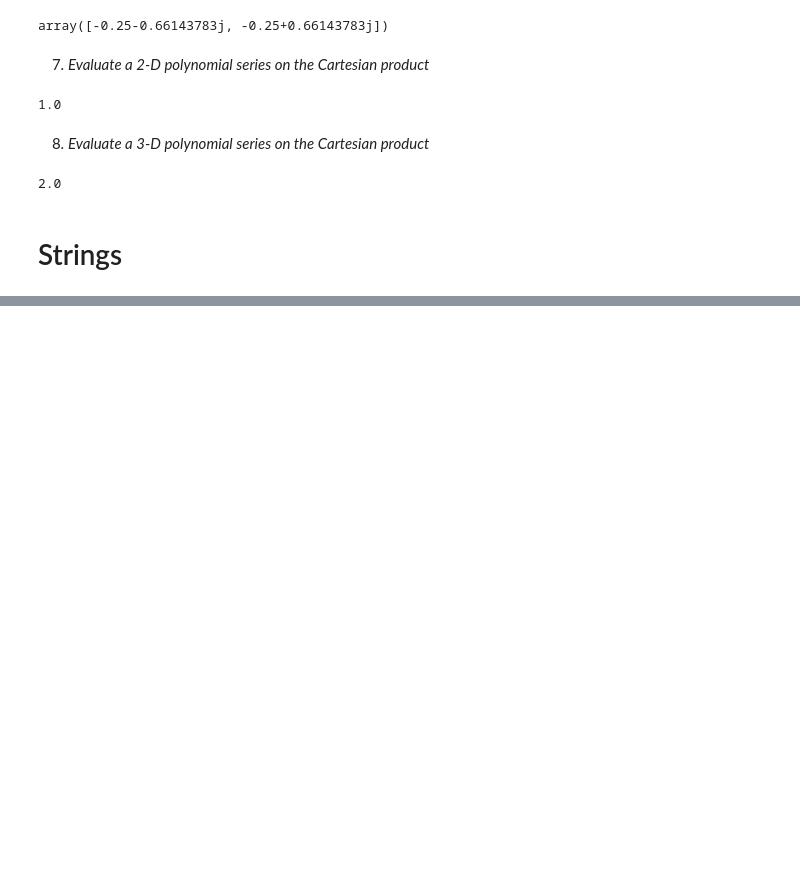
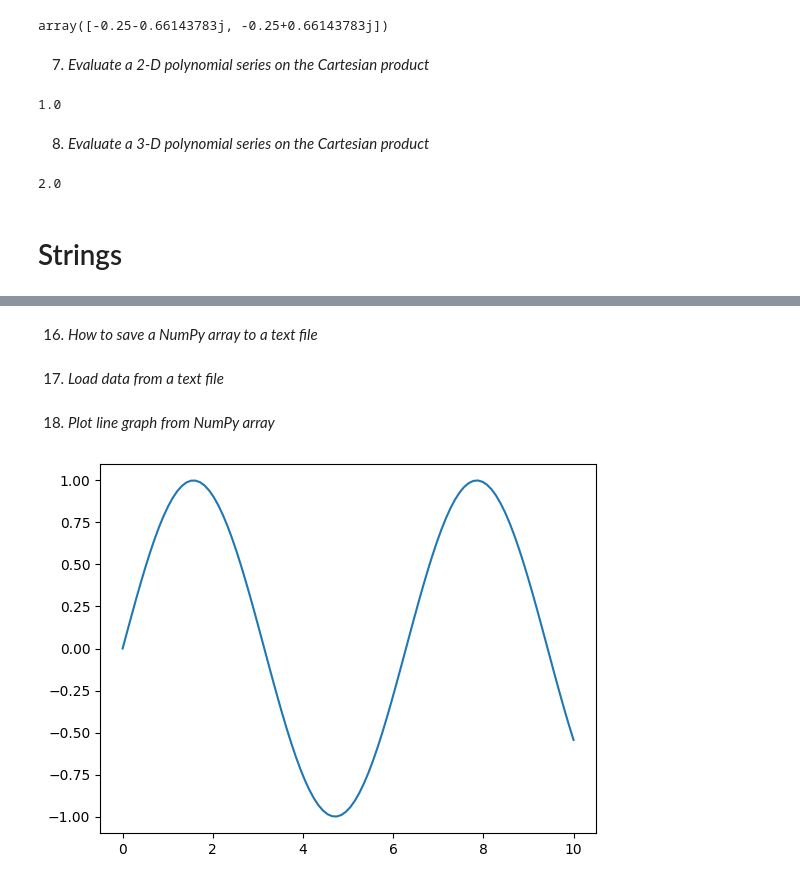
Before and after one commit to yrribeiro/undergraduation-usage, a Jupyter notebook: deep-learning/numpy101.ipynb, the cells around one changed output, grey strips where cells are left out. Cells and saved outputs as stored; diff of their text form; code cells hidden in the pictures; blank space fills up the shorter version.

```diff
--- a/deep-learning/numpy101.ipynb
+++ b/deep-learning/numpy101.ipynb
@@ -776,0 +929,2 @@ P.polygrid3d(2,3,1,2)
+# %% [markdown]
+16. _How to save a NumPy array to a text file_
@@ -776,0 +936,2 @@ P.polygrid3d(2,3,1,2)
+# %% [markdown]
+17. _Load data from a text file_
@@ -776,0 +940,14 @@ P.polygrid3d(2,3,1,2)
+# %% [markdown]
+18. _Plot line graph from NumPy array_
+# %%
+import matplotlib.pyplot as plt
+
+# Create a numpy array
+x = np.linspace(0, 10, 100)
+y = np.sin(x)
+
+# Plot a line graph
+plt.plot(x, y)
+plt.show()
+# %% [output]
+[figure, added]
```
Also changed, not shown: parts of 38 cells of this notebook.
